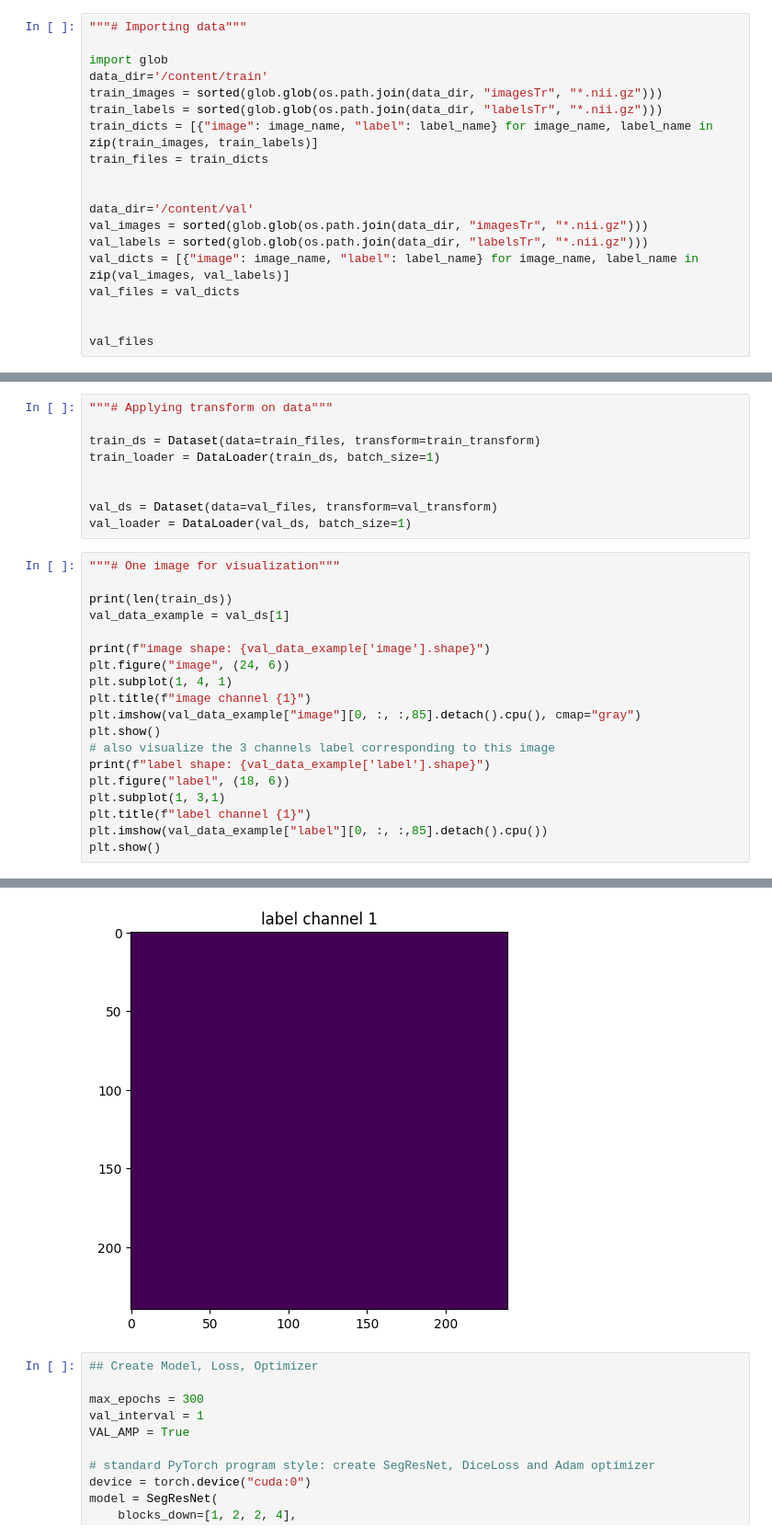
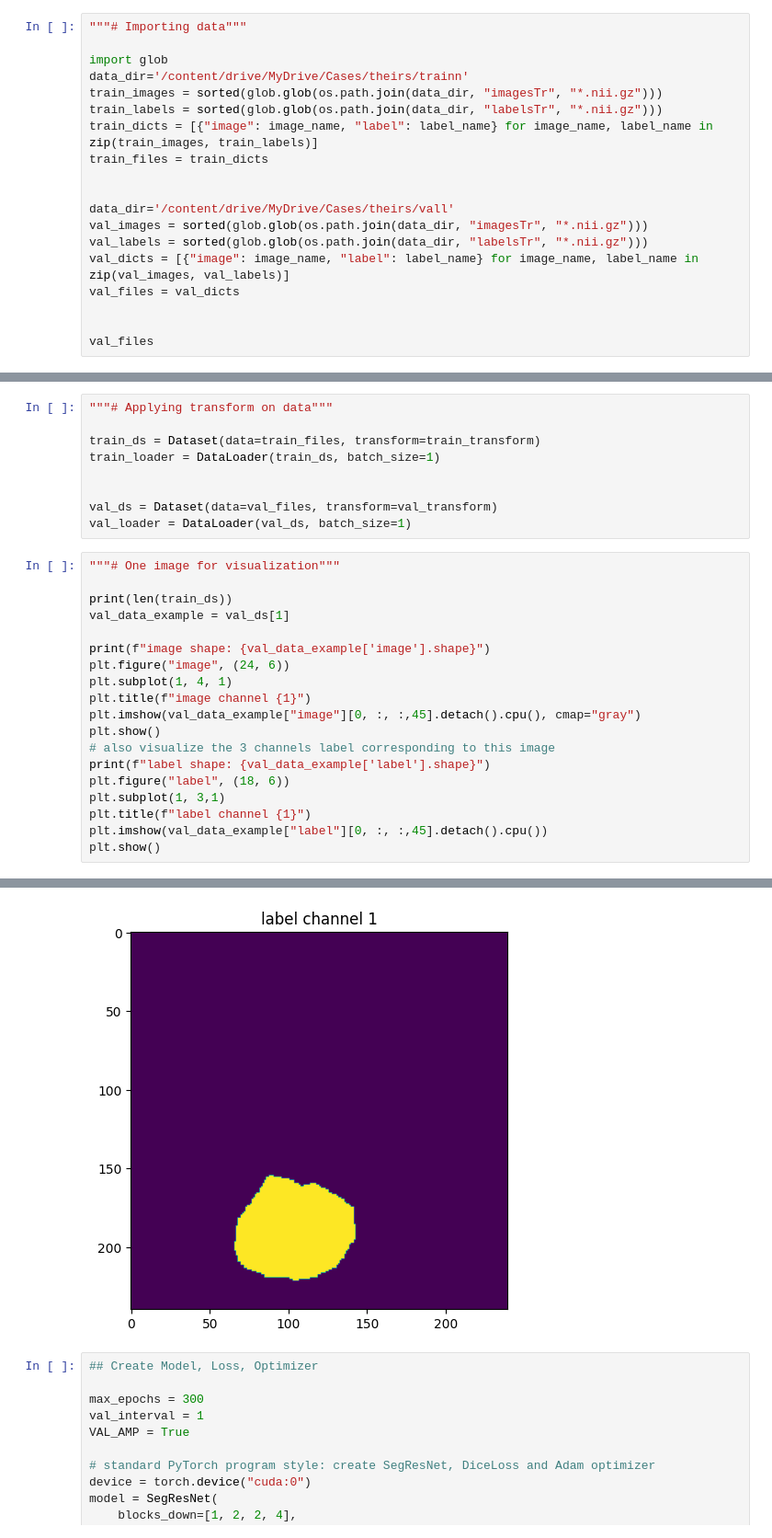
Before and after one commit to LevonaHayoun/3D_ResNet_Segmentation, a Jupyter notebook: Check_model.ipynb, the cells around one changed output, grey strips where cells are left out. Shown: that part at 92% size. Saved outputs shown, nothing was run; the diff lists cells and outputs as text.

```diff
--- a/Check_model.ipynb
+++ b/Check_model.ipynb
@@ -107,14 +109,14 @@ val_transform = Compose([
 """# Importing data"""
 
 import glob
-data_dir='/content/train'
+data_dir='/content/drive/MyDrive/Cases/theirs/trainn'
 train_images = sorted(glob.glob(os.path.join(data_dir, "imagesTr", "*.nii.gz")))
 train_labels = sorted(glob.glob(os.path.join(data_dir, "labelsTr", "*.nii.gz")))
 train_dicts = [{"image": image_name, "label": label_name} for image_name, label_name in zip(train_images, train_labels)]
 train_files = train_dicts
 
 
-data_dir='/content/val'
+data_dir='/content/drive/MyDrive/Cases/theirs/vall'
 val_images = sorted(glob.glob(os.path.join(data_dir, "imagesTr", "*.nii.gz")))
 val_labels = sorted(glob.glob(os.path.join(data_dir, "labelsTr", "*.nii.gz")))
 val_dicts = [{"image": image_name, "label": label_name} for image_name, label_name in zip(val_images, val_labels)]
@@ -146,14 +148,14 @@ print(f"image shape: {val_data_example['image'].shape}")
 plt.figure("image", (24, 6))
 plt.subplot(1, 4, 1)
 plt.title(f"image channel {1}")
-plt.imshow(val_data_example["image"][0, :, :,85].detach().cpu(), cmap="gray")
+plt.imshow(val_data_example["image"][0, :, :,45].detach().cpu(), cmap="gray")
 plt.show()
 # also visualize the 3 channels label corresponding to this image
 print(f"label shape: {val_data_example['label'].shape}")
 plt.figure("label", (18, 6))
 plt.subplot(1, 3,1)
 plt.title(f"label channel {1}")
-plt.imshow(val_data_example["label"][0, :, :,85].detach().cpu())
+plt.imshow(val_data_example["label"][0, :, :,45].detach().cpu())
 plt.show()
 # %% [output]
 3
@@ -162,5 +164,5 @@ image shape: torch.Size([1, 239, 239, 155])
 label shape: torch.Size([1, 240, 240, 155])
-[figure, old version]
+[figure, new version]
 # %%
 ## Create Model, Loss, Optimizer
 
```
Also changed, not shown: parts of 3 cells of this notebook.
